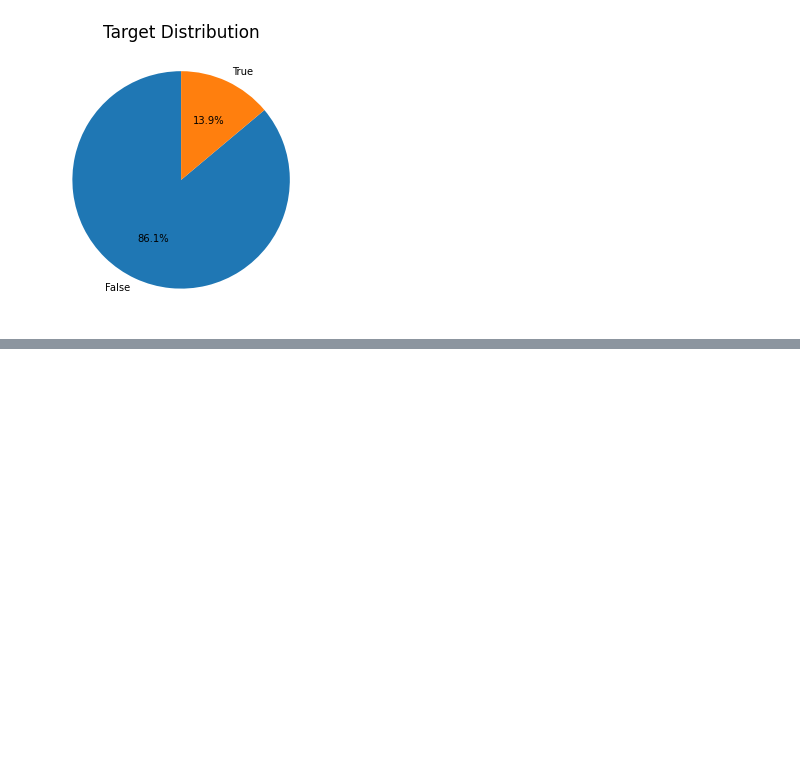
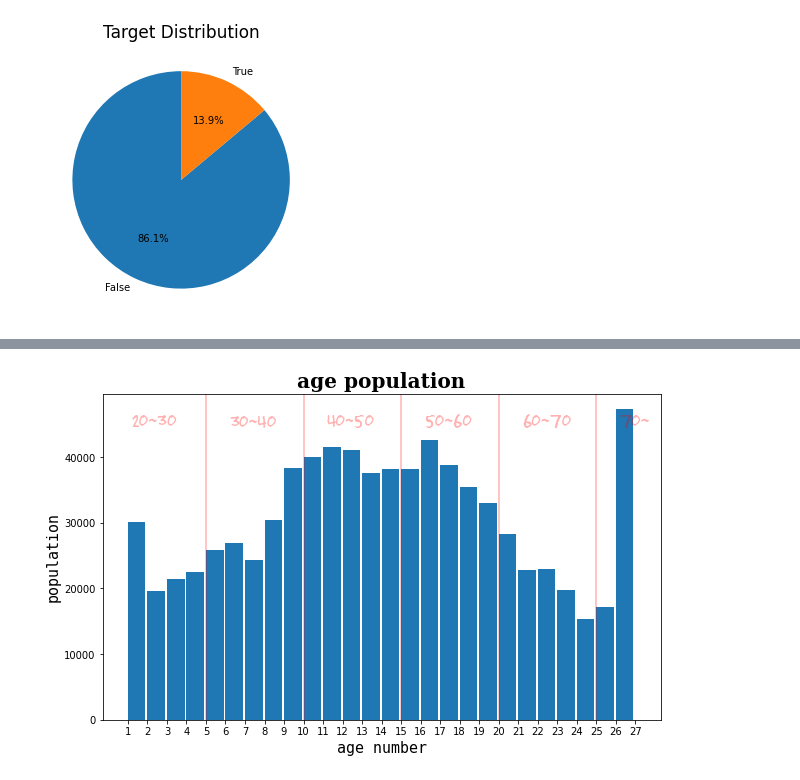
Before and after one commit to jennifer060697/AI15_Project, a Jupyter notebook: Untitled10.ipynb, the cells around one changed output, grey strips where cells are left out. Saved outputs shown, nothing was run; the diff lists cells and outputs as text; code cells hidden in the pictures; blank space fills up the shorter version.

```diff
--- a/Untitled10.ipynb
+++ b/Untitled10.ipynb
@@ -153,0 +206,34 @@ ValueError: ignored
+# %%
+# 나이별 겸진 인구 수 hist
+
+# 20대, 30대, 40대, 50대, 60대, 70대 이상
+# 1~4, 5~9, 10~14, 15~19, 20~24, 25~27
+
+plt.figure(figsize = (10,6))
+plt.title("age population", fontdict = font1)
+temp = xy_train["AGE_G"]
+plt.hist(temp, bins = 26, width = 0.9)
+plt.xlabel('age number', fontdict=font3)
+plt.ylabel('population', fontdict=font3)
+plt.xticks(range(1,28))
+
+plt.axvline(x = 5, color = 'r', alpha = 0.3)
+plt.text(1.2, 45000, "20~30", fontdict = font2, alpha = 0.3)
+
+plt.axvline(x = 10, color = 'r', alpha = 0.3)
+plt.text(6.2, 45000, "30~40", fontdict = font2, alpha = 0.3)
+
+plt.axvline(x = 15, color = 'r', alpha = 0.3)
+plt.text(11.2, 45000, "40~50", fontdict = font2, alpha = 0.3)
+
+plt.axvline(x = 20, color = 'r', alpha = 0.3)
+plt.text(16.2, 45000, "50~60", fontdict = font2, alpha = 0.3)
+
+plt.axvline(x = 25, color = 'r', alpha = 0.3)
+plt.text(21.2, 45000, "60~70", fontdict = font2, alpha = 0.3)
+
+plt.text(26.2, 45000, "70~", fontdict = font2, alpha = 0.3)
+
+plt.show()
+# %% [output]
+[figure, added]
```
Also changed, not shown: parts of 66 cells of this notebook.
